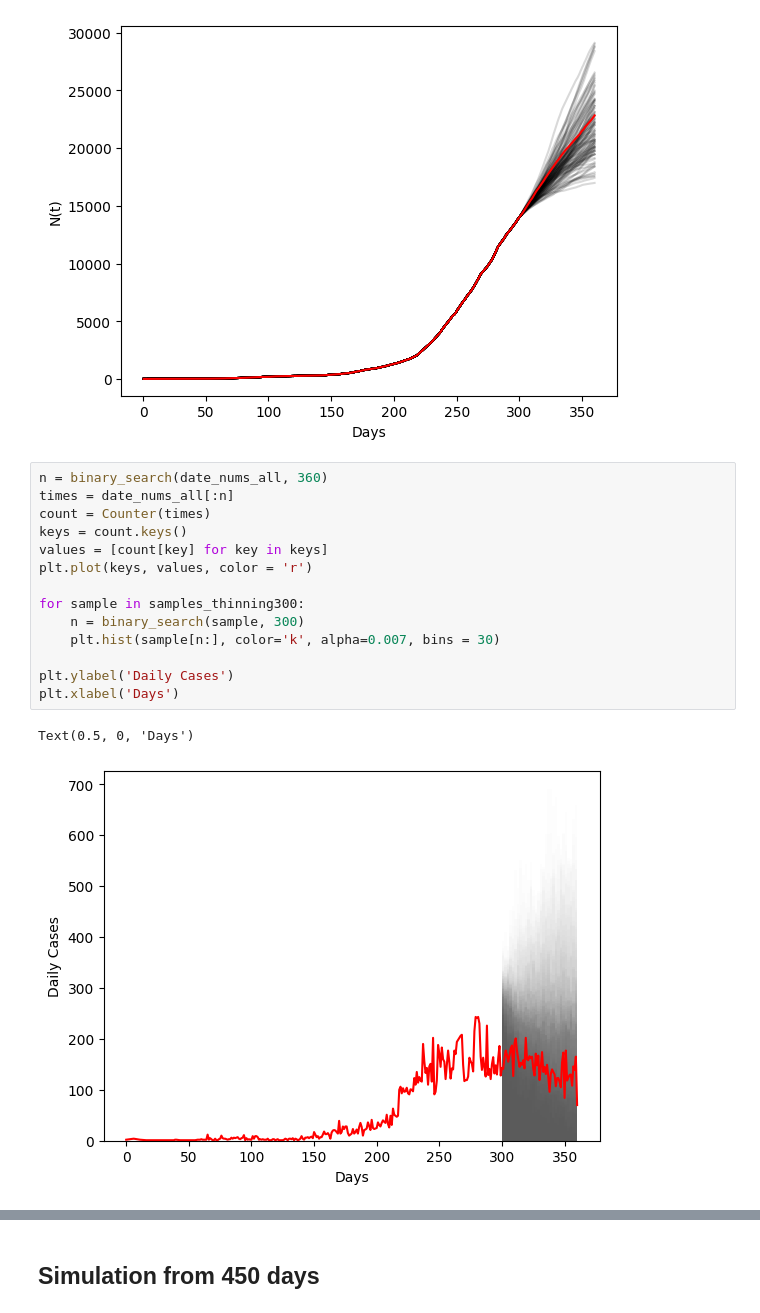
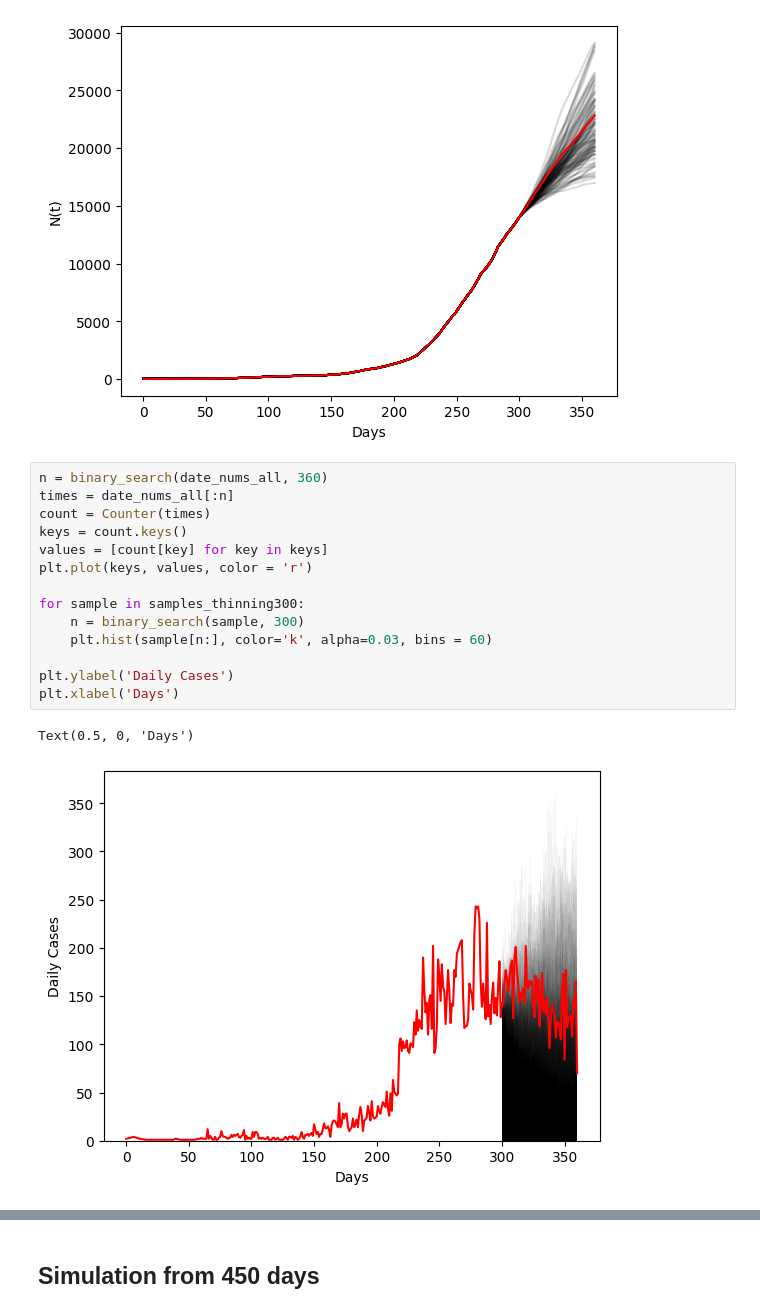
Before and after one commit to FormulaRabbit81/Group_Disease_2.0, a Jupyter notebook: Minjian/plots.ipynb, the cells around one changed output, grey strips where cells are left out. Cells and saved outputs as stored; diff of their text form.

Commit message:
scatter plot

```diff
--- a/Minjian/plots.ipynb
+++ b/Minjian/plots.ipynb
@@ -129,17 +133,17 @@ plt.show()
 # %%
 n = binary_search(date_nums_all, 360)
 times = date_nums_all[:n]
 count = Counter(times)
 keys = count.keys()
 values = [count[key] for key in keys]
 plt.plot(keys, values, color = 'r')
 
 for sample in samples_thinning300:
     n = binary_search(sample, 300)
-    plt.hist(sample[n:], color='k', alpha=0.007, bins = 30)
+    plt.hist(sample[n:], color='k', alpha=0.03, bins = 60)
 
 plt.ylabel('Daily Cases')
 plt.xlabel('Days')
 # %% [output]
 Text(0.5, 0, 'Days')
-[figure, old version]
+[figure, new version]
```
Also changed, not shown: parts of 2 cells of this notebook.
